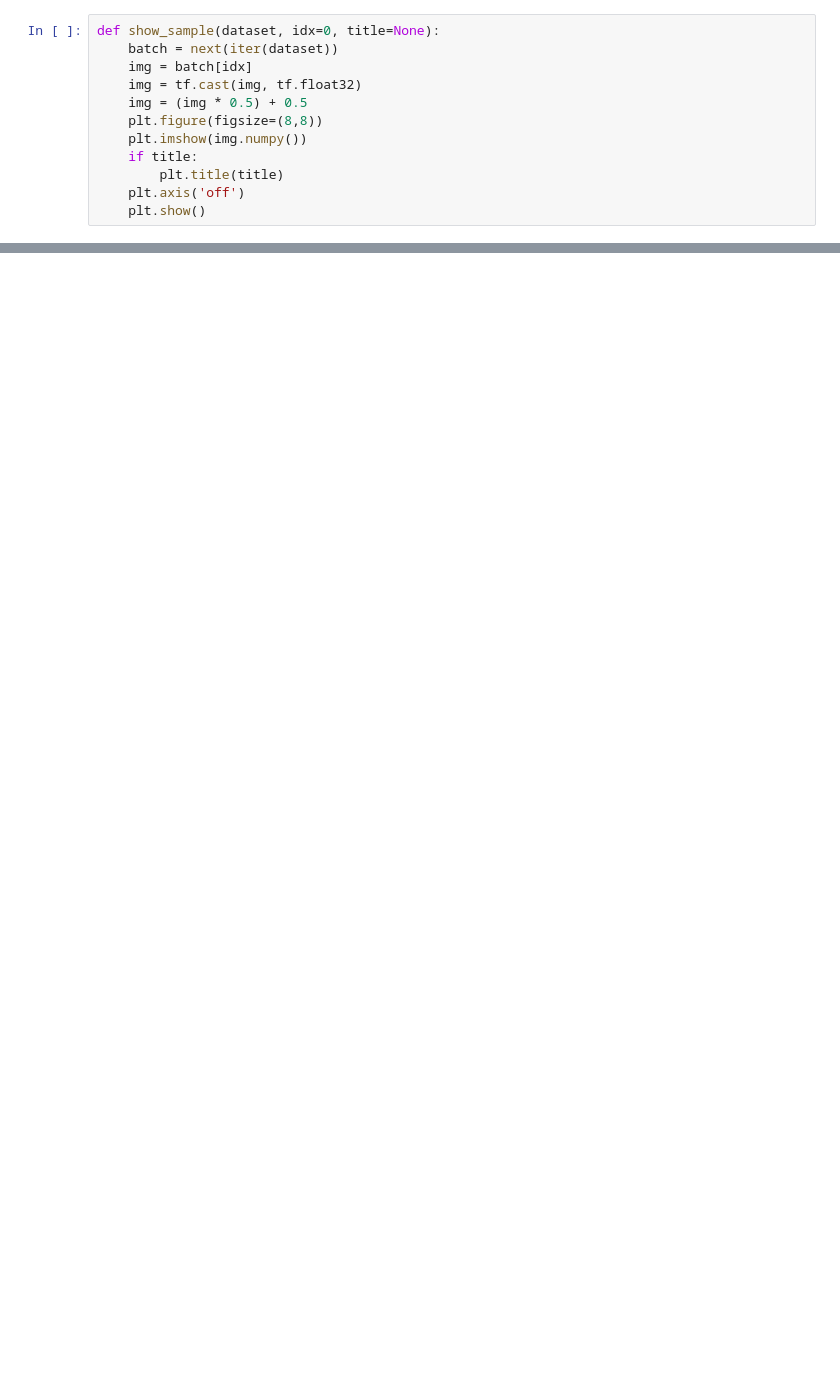
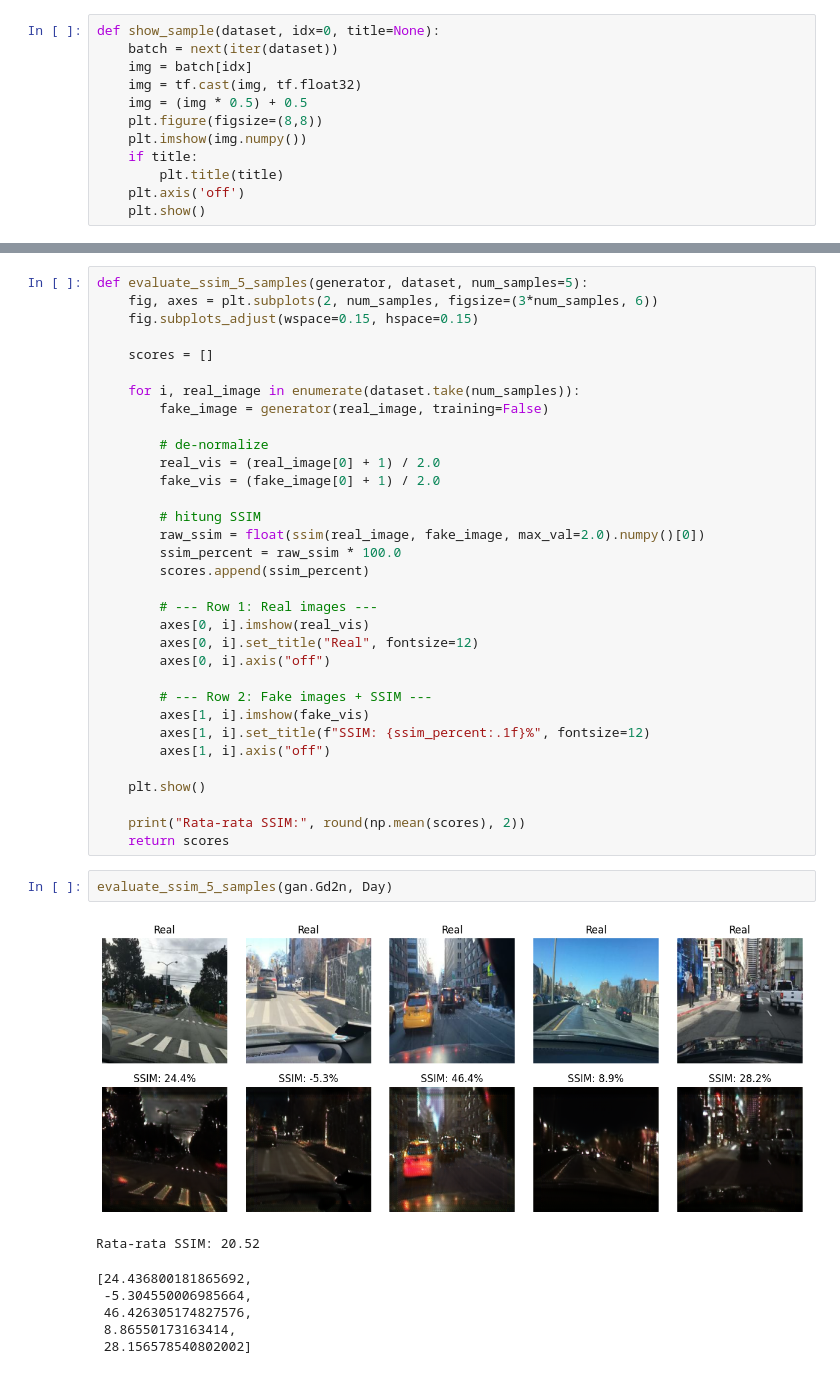
Before and after one commit to MatthewSebastian15/cyclegan-day2night, a Jupyter notebook: Deep_learning_Kaggle.ipynb, the cells around one changed output, grey strips where cells are left out. Drawn from its saved outputs; the diff is of its cells as text; blank space fills up the shorter version.

```diff
--- a/Deep_learning_Kaggle.ipynb
+++ b/Deep_learning_Kaggle.ipynb
@@ -456,0 +305,43 @@ Rata-rata SSIM: 23.18%
+# %%
+def evaluate_ssim_5_samples(generator, dataset, num_samples=5):
+    fig, axes = plt.subplots(2, num_samples, figsize=(3*num_samples, 6))
+    fig.subplots_adjust(wspace=0.15, hspace=0.15)
+
+    scores = []
+
+    for i, real_image in enumerate(dataset.take(num_samples)):
+        fake_image = generator(real_image, training=False)
+
+        # de-normalize
+        real_vis = (real_image[0] + 1) / 2.0
+        fake_vis = (fake_image[0] + 1) / 2.0
+
+        # hitung SSIM
+        raw_ssim = float(ssim(real_image, fake_image, max_val=2.0).numpy()[0])
+        ssim_percent = raw_ssim * 100.0
+        scores.append(ssim_percent)
+
+        # --- Row 1: Real images ---
+        axes[0, i].imshow(real_vis)
+        axes[0, i].set_title("Real", fontsize=12)
+        axes[0, i].axis("off")
+
+        # --- Row 2: Fake images + SSIM ---
+        axes[1, i].imshow(fake_vis)
+        axes[1, i].set_title(f"SSIM: {ssim_percent:.1f}%", fontsize=12)
+        axes[1, i].axis("off")
+
+    plt.show()
+
+    print("Rata-rata SSIM:", round(np.mean(scores), 2))
+    return scores
+# %%
+evaluate_ssim_5_samples(gan.Gd2n, Day)
+# %% [output]
+[figure, added]
+Rata-rata SSIM: 20.52
+[24.436800181865692,
+ -5.304550006985664,
+ 46.426305174827576,
+ 8.86550173163414,
+ 28.156578540802002]
```
Also changed, not shown: parts of 28 cells of this notebook.
